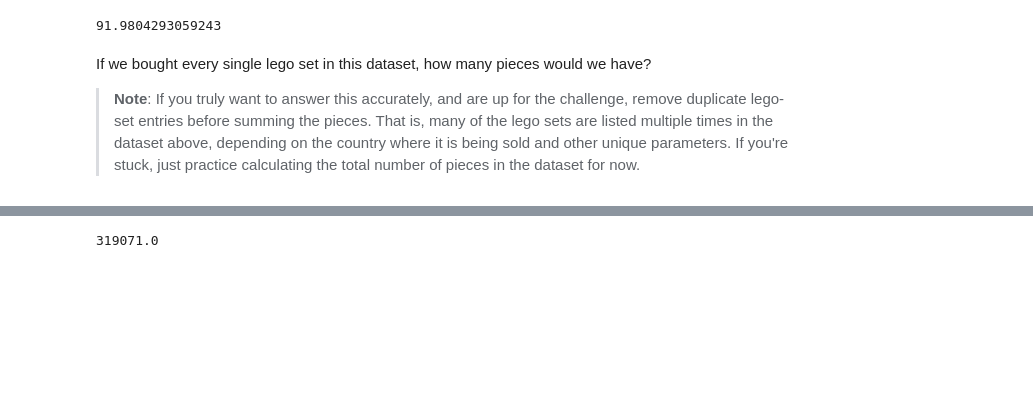
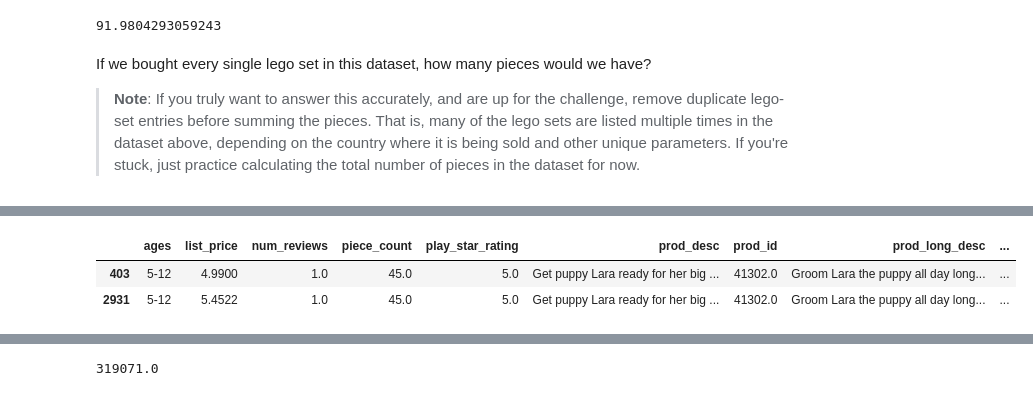
Before and after one commit to carlearn/dsc-statistical-methods-in-pandas-lab-online-ds-sp-000, a Jupyter notebook: index.ipynb, the cells around one changed output, grey strips where cells are left out. Saved outputs shown, nothing was run; the diff lists cells and outputs as text; code cells hidden in the pictures; blank space fills up the shorter version.

```diff
--- a/index.ipynb
+++ b/index.ipynb
@@ -165,0 +209,6 @@ If we bought every single lego set in this dataset, how many pieces would we hav
+# %%
+df[df['prod_id'] == 41302] # the same product but in US and CA
+# %% [output]
+|  | ages | list_price | num_reviews | piece_count | play_star_rating | prod_desc | prod_id | prod_long_desc | ... |
+| 403 | 5-12 | 4.9900 | 1.0 | 45.0 | 5.0 | Get puppy Lara ready for her big ... | 41302.0 | Groom Lara the puppy all day long... | ... |
+| 2931 | 5-12 | 5.4522 | 1.0 | 45.0 | 5.0 | Get puppy Lara ready for her big ... | 41302.0 | Groom Lara the puppy all day long... | ... |
```
Also changed, not shown: parts of 12 cells of this notebook.
